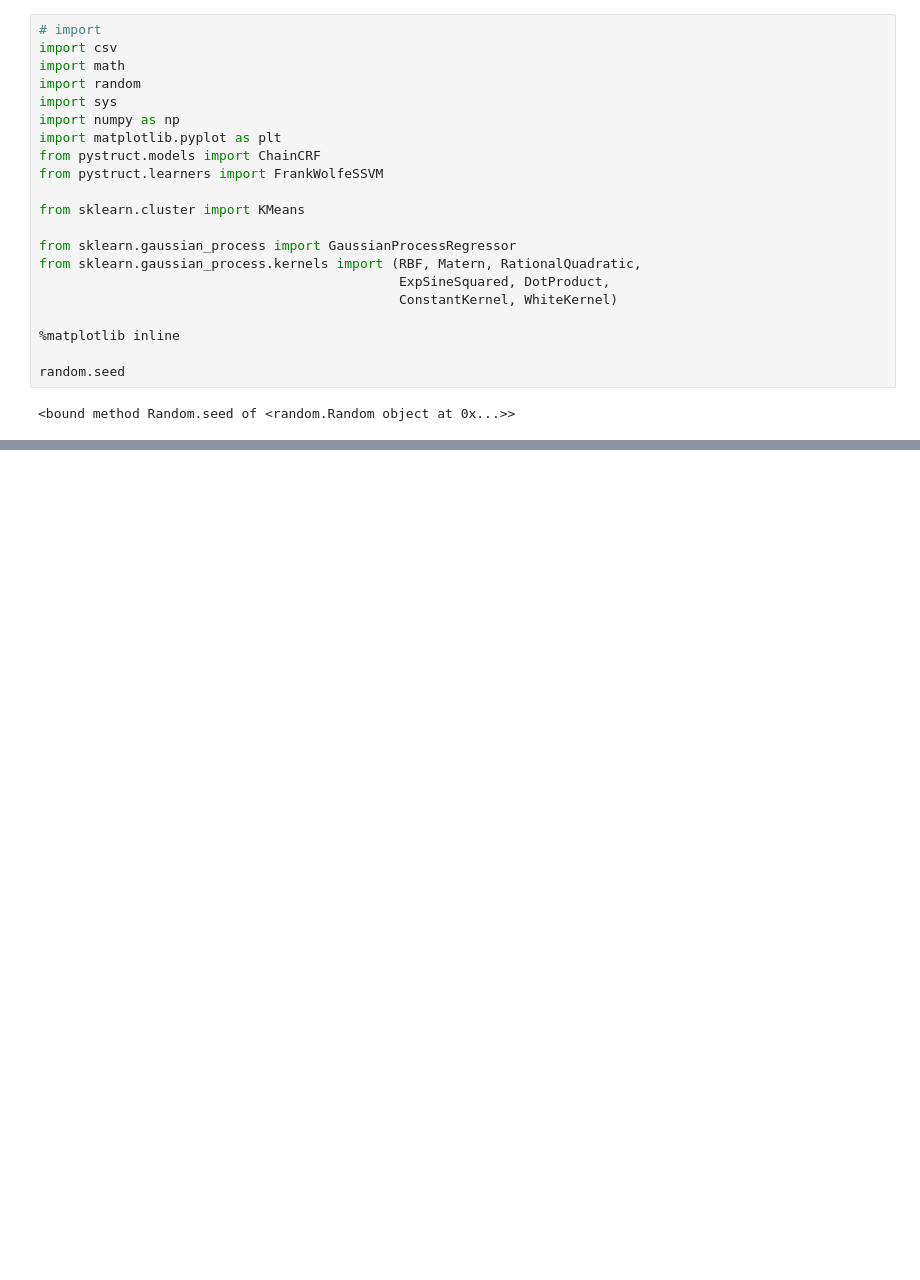
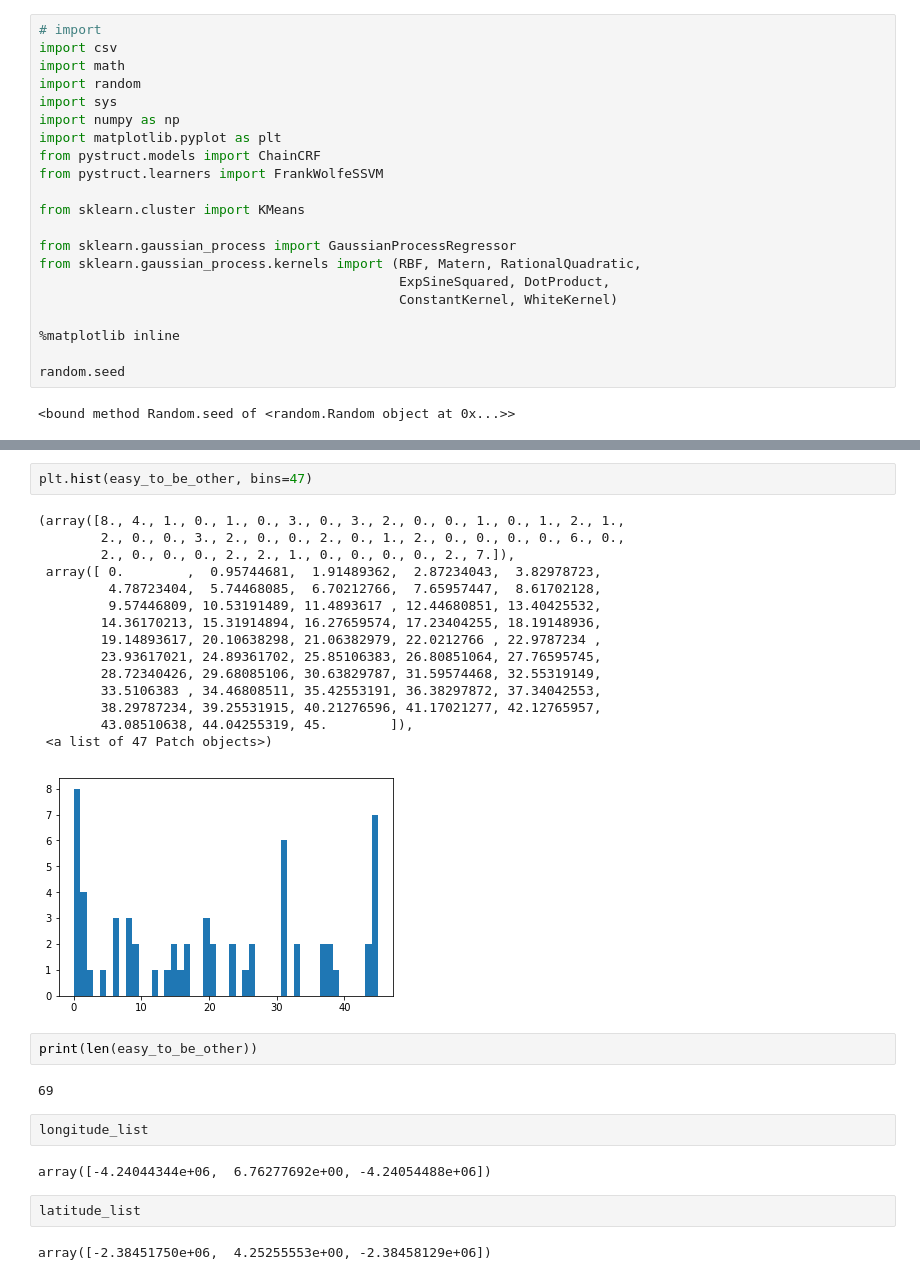
Before and after one commit to heathcliffYang/CRF, a Jupyter notebook: CRF_Principle_axis_matrix.ipynb, the cells around one changed output, grey strips where cells are left out. Cells and saved outputs as stored; diff of their text form; blank space fills up the shorter version.

```diff
--- a/CRF_Principle_axis_matrix.ipynb
+++ b/CRF_Principle_axis_matrix.ipynb
@@ -430,0 +492,30 @@ array([[-0.48877817, -0.8724081 ],
+# %%
+plt.hist(easy_to_be_other, bins=47)
+# %% [output]
+(array([8., 4., 1., 0., 1., 0., 3., 0., 3., 2., 0., 0., 1., 0., 1., 2., 1.,
+        2., 0., 0., 3., 2., 0., 0., 2., 0., 1., 2., 0., 0., 0., 0., 6., 0.,
+        2., 0., 0., 0., 2., 2., 1., 0., 0., 0., 0., 2., 7.]),
+ array([ 0.        ,  0.95744681,  1.91489362,  2.87234043,  3.82978723,
+         4.78723404,  5.74468085,  6.70212766,  7.65957447,  8.61702128,
+         9.57446809, 10.53191489, 11.4893617 , 12.44680851, 13.40425532,
+        14.36170213, 15.31914894, 16.27659574, 17.23404255, 18.19148936,
+        19.14893617, 20.10638298, 21.06382979, 22.0212766 , 22.9787234 ,
+        23.93617021, 24.89361702, 25.85106383, 26.80851064, 27.76595745,
+        28.72340426, 29.68085106, 30.63829787, 31.59574468, 32.55319149,
+        33.5106383 , 34.46808511, 35.42553191, 36.38297872, 37.34042553,
+        38.29787234, 39.25531915, 40.21276596, 41.17021277, 42.12765957,
+        43.08510638, 44.04255319, 45.        ]),
+ <a list of 47 Patch objects>)
+[figure, added]
+# %%
+print(len(easy_to_be_other))
+# %% [output]
+69
+# %%
+longitude_list
+# %% [output]
+array([-4.24044344e+06,  6.76277692e+00, -4.24054488e+06])
+# %%
+latitude_list
+# %% [output]
+array([-2.38451750e+06,  4.25255553e+00, -2.38458129e+06])
```
Also changed, not shown: parts of 9 cells of this notebook.
